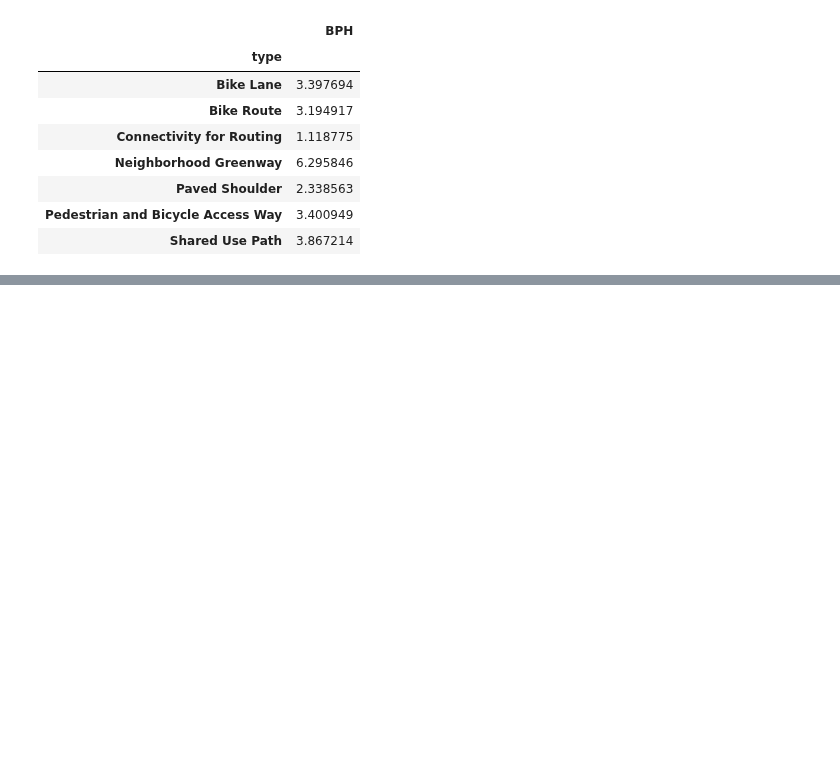
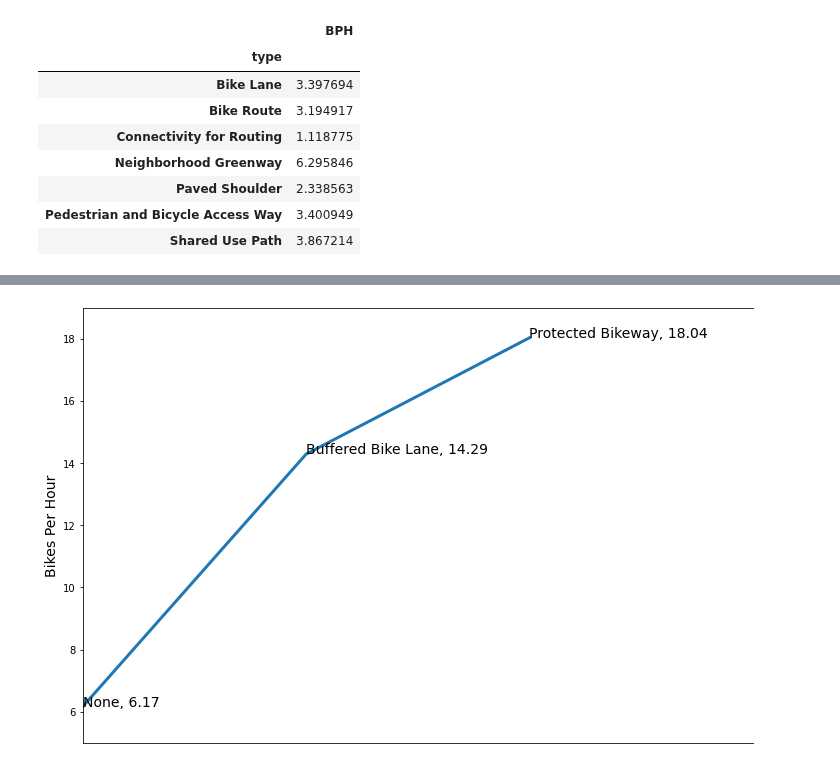
Before and after one commit to dongmeic/BikeCounting, a Jupyter notebook: Analysis/Bike_Counts_by_Lane_Type.ipynb, the cells around one changed output, grey strips where cells are left out. Drawn from its saved outputs; the diff is of its cells as text; code cells hidden in the pictures; blank space fills up the shorter version.

```diff
--- a/Analysis/Bike_Counts_by_Lane_Type.ipynb
+++ b/Analysis/Bike_Counts_by_Lane_Type.ipynb
@@ -126,0 +180,2 @@ spatial_join[(spatial_join.distances <= 10)][['BPH', 'lane_type']].groupby('lane
+# %%
+bph_lane = sj_lane.groupby('lane_type').agg('mean')
@@ -126,0 +184,18 @@ spatial_join[(spatial_join.distances <= 10)][['BPH', 'lane_type']].groupby('lane
+# %%
+df = get_df(dat=bph_lane)
+# %%
+x = np.array(range(0,3))
+# %%
+fig, ax = plt.subplots(figsize=(12,8))
+plt.xticks(x, "")
+plt.plot(x, df.bph, linewidth=3)
+right_side = ax.spines["right"]
+right_side.set_visible(False)
+plt.tick_params(axis='x', which='both', bottom=False, top=False, labelbottom=False)
+for index in range(len(x)):
+    ax.text(x[index], df.bph[index], df.name[index] + ", " + str(round(df.bph[index], 2)), size=14)
+plt.axis([0, 3, 5, 19])
+plt.ylabel("Bikes Per Hour", size=14)
+plt.savefig(os.path.join(outpath, "bph_lane_type.png"))
+# %% [output]
+[figure, added]
```
Also changed, not shown: parts of 25 cells of this notebook, 4 other files.
